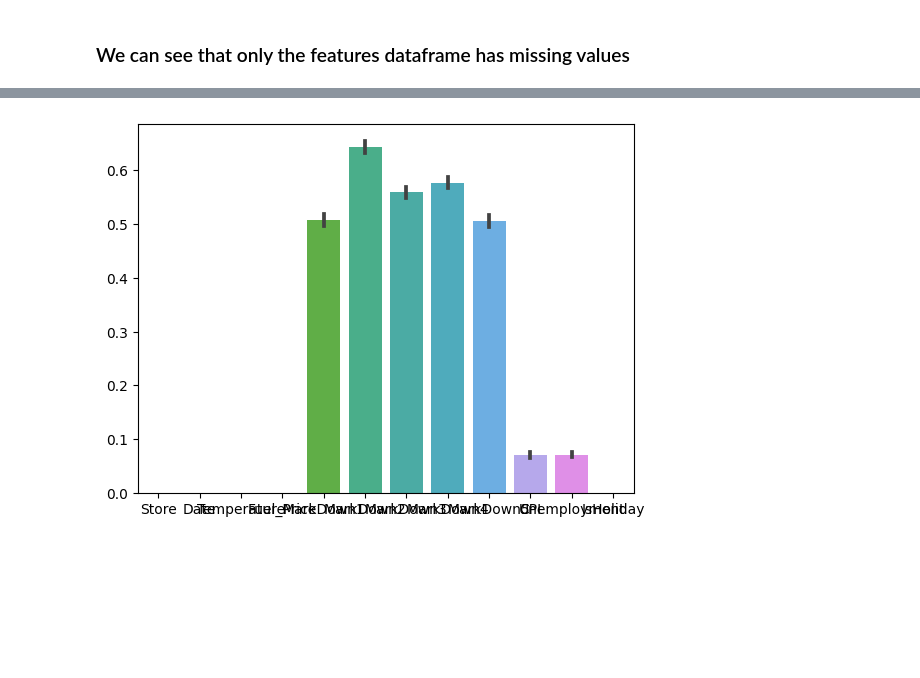
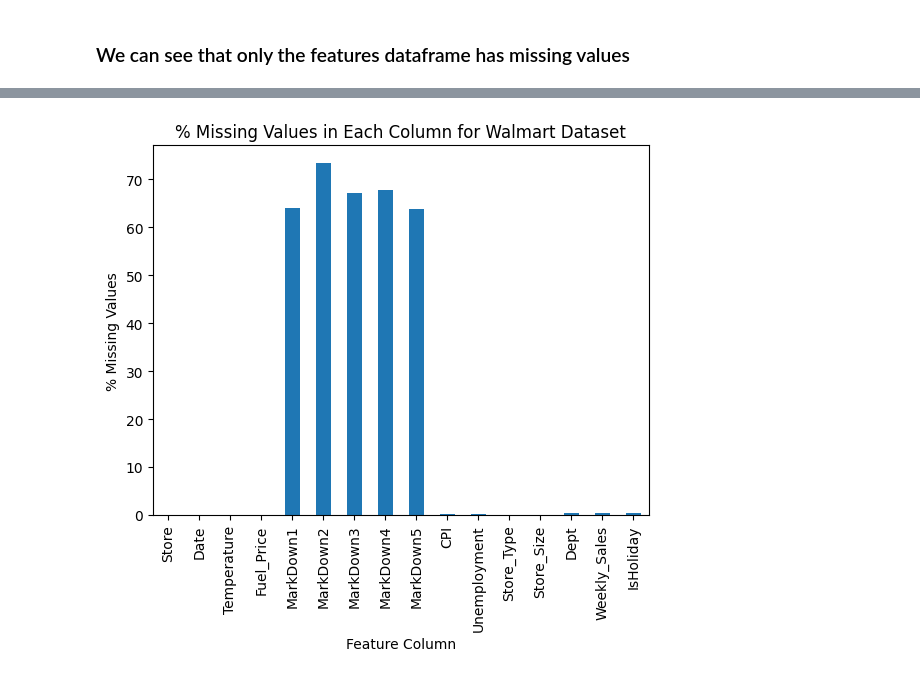
Before and after one commit to SahilBhave/AML-Project, a Jupyter notebook: AML Group Project.ipynb, the cells around one changed output, grey strips where cells are left out. Drawn from its saved outputs; the diff is of its cells as text; code cells hidden in the pictures; blank space fills up the shorter version.

```diff
--- a/AML Group Project.ipynb
+++ b/AML Group Project.ipynb
@@ -174,0 +182,8 @@ missing_data
+# %%
+features = features.merge(stores, how='inner', on='Store')
+df = pd.merge(left=features,right=train,on=["Store","Date"],how='left')
+# %%
+df.drop("IsHoliday_x",inplace=True,axis=1)
+df.rename(columns={"IsHoliday_y":"IsHoliday"},inplace=True)
+df.rename(columns={"Type":"Store_Type"},inplace=True)
+df.rename(columns={"Size":"Store_Size"},inplace=True)
@@ -175,5 +199,9 @@ missing_data
 # %%
-sns.barplot(features.isnull())
+df_nulls = (df.isna().sum()/len(df)) *100
+df_nulls.plot(kind = "bar",
+               xlabel = "Feature Column",
+               title = "% Missing Values in Each Column for Walmart Dataset",
+               ylabel = "% Missing Values")
 plt.show()
 # %% [output]
-[figure, old version]
+[figure, new version]
```
Also changed, not shown: parts of 21 cells of this notebook.
